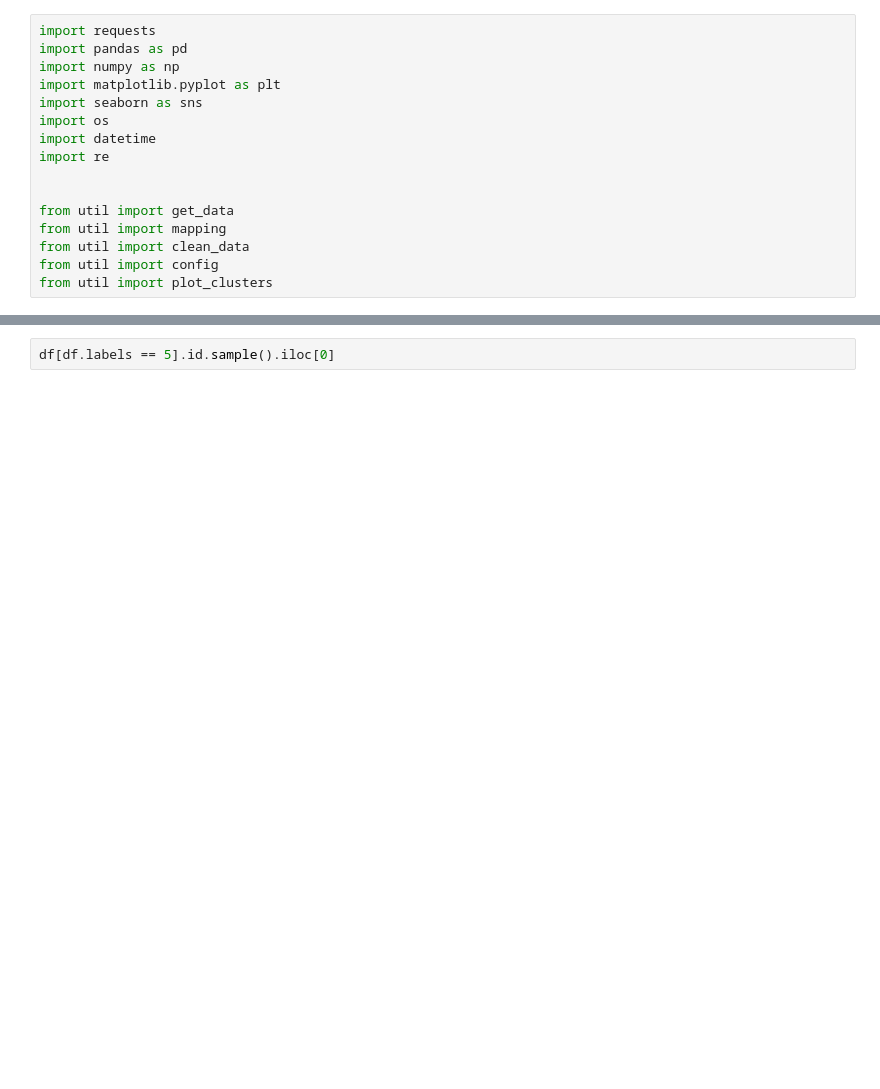
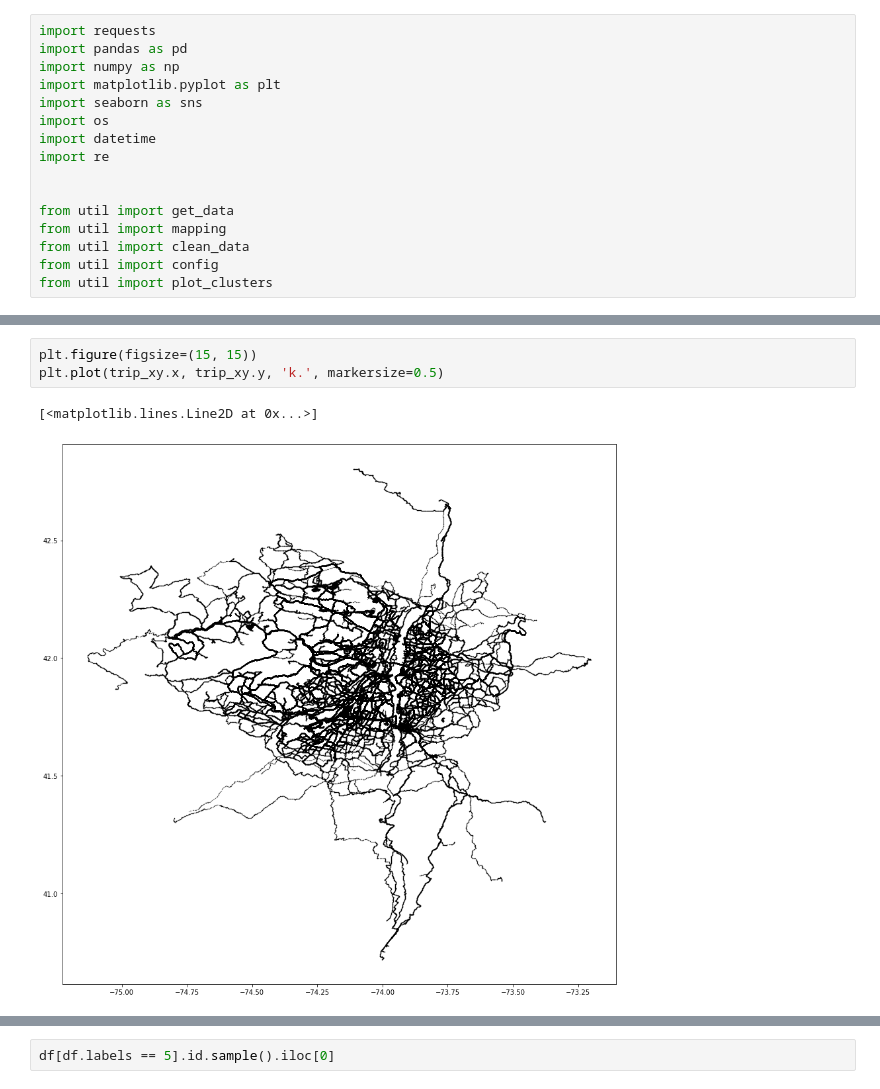
Before and after one commit to EHopper/EasyRider, a Jupyter notebook: clean_individual_trips.ipynb, the cells around one changed output, grey strips where cells are left out. Drawn from its saved outputs; the diff is of its cells as text; blank space fills up the shorter version.

```diff
--- a/clean_individual_trips.ipynb
+++ b/clean_individual_trips.ipynb
@@ -30,3 +30,9 @@ df.head()
 | 2 | 48496079 | 2 |
 | 3 | 40433541 | 2 |
 | 4 | 47936294 | 5 |
+# %%
+plt.figure(figsize=(15, 15))
+plt.plot(trip_xy.x, trip_xy.y, 'k.', markersize=0.5)
+# %% [output]
+[<matplotlib.lines.Line2D at 0x...>]
+[figure, added]
```
Also changed, not shown: parts of 2 cells of this notebook, 2 other files.
